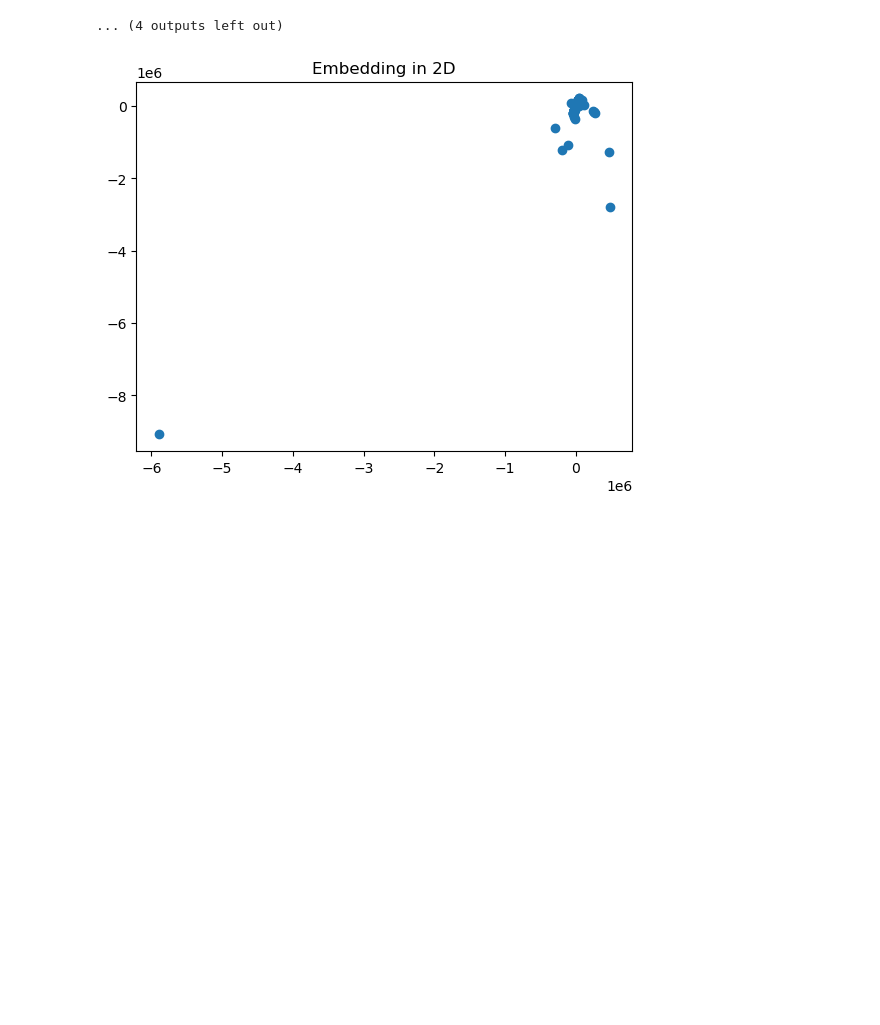
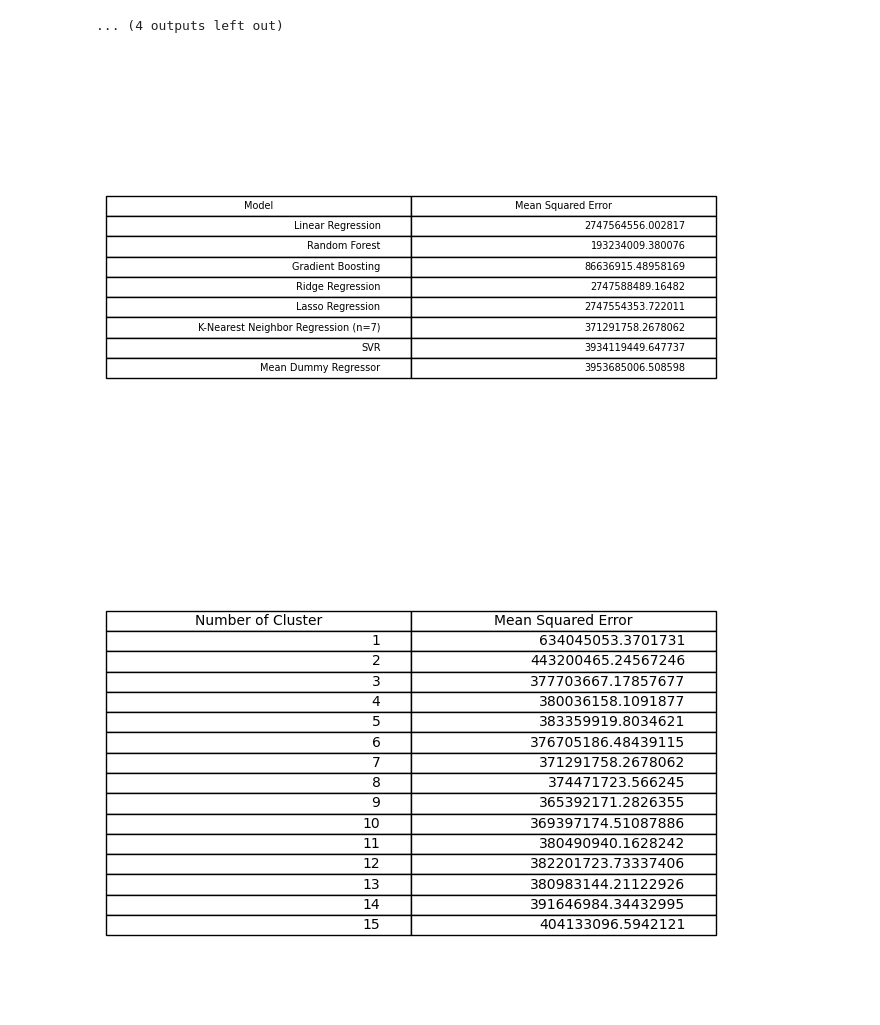
Before and after one commit to eayildiz/ArtificialLearningCourse, a Jupyter notebook: Project/FirstInvestigation.ipynb, the cells around one changed output. Cells and saved outputs as stored; diff of their text form; code cells hidden in the pictures; blank space fills up the shorter version.

```diff
--- a/Project/FirstInvestigation.ipynb
+++ b/Project/FirstInvestigation.ipynb
@@ -230,6 +212,9 @@ X_test_scaled = scaler.transform(X_test)
 # %% [markdown]
 <h1>Train Dataset</h1>
 # %%
+mse_list = []
+model_names = ["Linear Regression", "Random Forest", "Gradient Boosting", "Ridge Regression", "Lasso Regression", "K-Nearest Neighbor Regression (n=7)", "SVR", "Mean Dummy Regressor"]
+
 # Linear Regression
 linear_reg = LinearRegression()
 linear_reg.fit(X_train_scaled, y_train)
@@ -238,6 +223,7 @@ linear_mse = sklM.mean_squared_error(y_test, linear_pred)
 print("Linear Regression MSE:", linear_mse)
 linear_pred_difference = [abs(linear_pred_elem - y_test_elem) for linear_pred_elem, y_test_elem in zip(linear_pred, y_test)]
 print("Maximum and minimum difference of prediction:", max(linear_pred_difference), min(linear_pred_difference))
+mse_list.append(linear_mse)
 
 plt.plot(linear_pred_difference, color='magenta', marker='o',mfc='pink', linestyle='None')
 plt.show()
@@ -250,6 +236,7 @@ rf_mse = sklM.mean_squared_error(y_test, rf_pred)
 print("Random Forest Regressor MSE:", rf_mse)
 rf_pred_difference = [abs(rf_pred_elem - y_test_elem) for rf_pred_elem, y_test_elem in zip(rf_pred, y_test)]
 print("Maximum and minimum difference of prediction:", max(rf_pred_difference), min(rf_pred_difference))
+mse_list.append(rf_mse)
 
 plt.plot(rf_pred_difference, color='magenta', marker='o',mfc='pink', linestyle='None')
 plt.show()
@@ -262,6 +249,7 @@ gb_mse = sklM.mean_squared_error(y_test, gb_pred)
 print("Gradient Boosting Regressor MSE:", gb_mse)
 gb_pred_difference = [abs(gb_pred_elem - y_test_elem) for gb_pred_elem, y_test_elem in zip(gb_pred, y_test)]
 print("Maximum and minimum difference of prediction:", max(gb_pred_difference), min(gb_pred_difference))
+mse_list.append(gb_mse)
 
 plt.plot(gb_pred_difference, color='magenta', marker='o',mfc='pink', linestyle='None')
 plt.show()
@@ -274,6 +262,7 @@ ridge_mse = sklM.mean_squared_error(y_test, ridge_pred)
 print("Ridge Regression MSE:", ridge_mse)
 ridge_pred_difference = [abs(ridge_pred_elem - y_test_elem) for ridge_pred_elem, y_test_elem in zip(ridge_pred, y_test)]
 print("Maximum and minimum difference of prediction:", max(ridge_pred_difference), min(ridge_pred_difference))
+mse_list.append(ridge_mse)
 
 plt.plot(ridge_pred_difference, color='magenta', marker='o',mfc='pink', linestyle='None')
 plt.show()
@@ -286,6 +275,7 @@ lasso_mse = sklM.mean_squared_error(y_test, lasso_pred)
 print("Lasso Regression MSE:", lasso_mse)
 lasso_pred_difference = [abs(lasso_pred_elem - y_test_elem) for lasso_pred_elem, y_test_elem in zip(lasso_pred, y_test)]
 print("Maximum and minimum difference of prediction:", max(lasso_pred_difference), min(lasso_pred_difference))
+mse_list.append(lasso_mse)
 
 plt.plot(lasso_pred_difference, color='magenta', marker='o',mfc='pink', linestyle='None')
 plt.show()
@@ -293,27 +283,30 @@ plt.show()
 #K-Nearest Neighbors Regressor
 knn_regressor = []
 knn_pred_list = []
+knn_mse_list = []
 for n_neighbors in range(1,16):
     knn_regressor.append(KNeighborsRegressor(n_neighbors=n_neighbors))
     knn_regressor[n_neighbors - 1].fit(X_train_scaled, y_train)
     knn_pred_list.append(knn_regressor[n_neighbors - 1].predict(X_test_scaled))
-    knn_mse = sklM.mean_squared_error(y_test, knn_pred_list[n_neighbors - 1])
+    knn_mse_list.append(sklM.mean_squared_error(y_test, knn_pred_list[n_neighbors - 1]))
     #print(n_neighbors, "th K-Nearest Neighbors Regressor MSE:", knn_mse)
 print("Generally 7th regressor is better than others.")
 knn_pred_difference = [abs(knn_pred_elem - y_test_elem) for knn_pred_elem, y_test_elem in zip(knn_pred_list[6], y_test)]
 print("Maximum and minimum difference of prediction:", max(knn_pred_difference), min(knn_pred_difference))
+mse_list.append(knn_mse_list[6])
 
 plt.plot(knn_pred_difference, color='magenta', marker='o',mfc='pink', linestyle='None')
 plt.show()
 
 # Support Vector Regression
-sv_regressor = SVR(kernel='linear')
+sv_regressor = SVR()
 sv_regressor.fit(X_train_scaled, y_train)
 sv_pred = sv_regressor.predict(X_test_scaled)
 sv_mse = sklM.mean_squared_error(y_test, sv_pred)
 print("Support Vector Regression MSE:", sv_mse)
 sv_pred_difference = [abs(sv_pred_elem - y_test_elem) for sv_pred_elem, y_test_elem in zip(sv_pred, y_test)]
 print("Maximum and minimum difference of prediction:", max(sv_pred_difference), min(sv_pred_difference))
+mse_list.append(sv_mse)
 
 plt.plot(sv_pred_difference, color='magenta', marker='o',mfc='pink', linestyle='None')
 plt.show()
@@ -326,6 +319,7 @@ dummy_mse = sklM.mean_squared_error(y_test, dummy_pred)
 print("Dummy Regressor MSE:", dummy_mse)
 dummy_pred_difference = [abs(dummy_pred_elem - y_test_elem) for dummy_pred_elem, y_test_elem in zip(dummy_pred, y_test)]
 print("Maximum and minimum difference of prediction:", max(dummy_pred_difference), min(dummy_pred_difference))
+mse_list.append(dummy_mse)
 
 plt.plot(dummy_pred_difference, color='magenta', marker='o',mfc='pink', linestyle='None')
 plt.show()
@@ -349,20 +343,34 @@ Generally 7th regressor is better than others.
 Maximum and minimum difference of prediction: 168128.7142857143 0.0
 [figure]
 ... (4 outputs left out)
-# %%
-from sklearn.manifold import MDS
-from sklearn.metrics.pairwise import manhattan_distances, euclidean_distances
-from matplotlib.offsetbox import OffsetImage, AnnotationBbox
-MDS_X = dataset_secV.sample(n=500)
-
-mds = MDS(random_state=0)
-X_transform = mds.fit_transform(MDS_X)
-
-ax = fig.add_subplot(122)
-plt.scatter(X_transform[:,0], X_transform[:,1])
-plt.title('Embedding in 2D')
-fig.subplots_adjust(wspace=.4, hspace=0.5)
-
-plt.show()
-# %% [output]
-[figure, removed]
+# %%
+model_mse = [list(a) for a in zip(model_names, mse_list)]
+
+fig, ax = plt.subplots()
+
+fig.patch.set_visible(False)
+ax.axis('off')
+ax.axis('tight')
+
+ax.table(cellText=model_mse, colLabels=["Model", "Mean Squared Error"], loc='center')
+
+fig.tight_layout()
+
+plt.show()
+
+
+n_neighbors_list = range(1, 16, 1)
+knn_success = [list(a) for a in zip(n_neighbors_list, knn_mse_list)]
+
+fig, ax = plt.subplots()
+
+fig.patch.set_visible(False)
+ax.axis('off')
+ax.axis('tight')
+
+ax.table(cellText=knn_success, colLabels=["Number of Cluster", "Mean Squared Error"], loc='center')
+
+fig.tight_layout()
+# %% [output]
+[figure, added]
+[figure, added]
```
Also changed, not shown: parts of 1 cell of this notebook.
